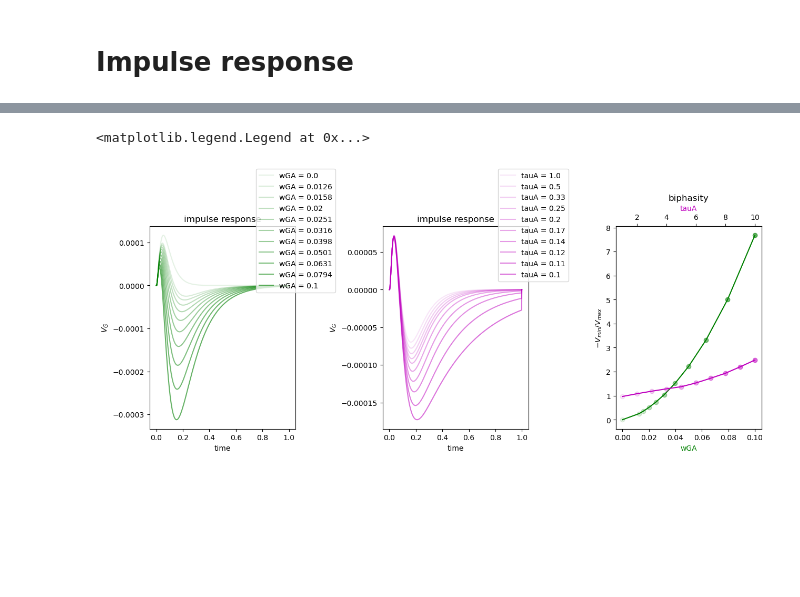
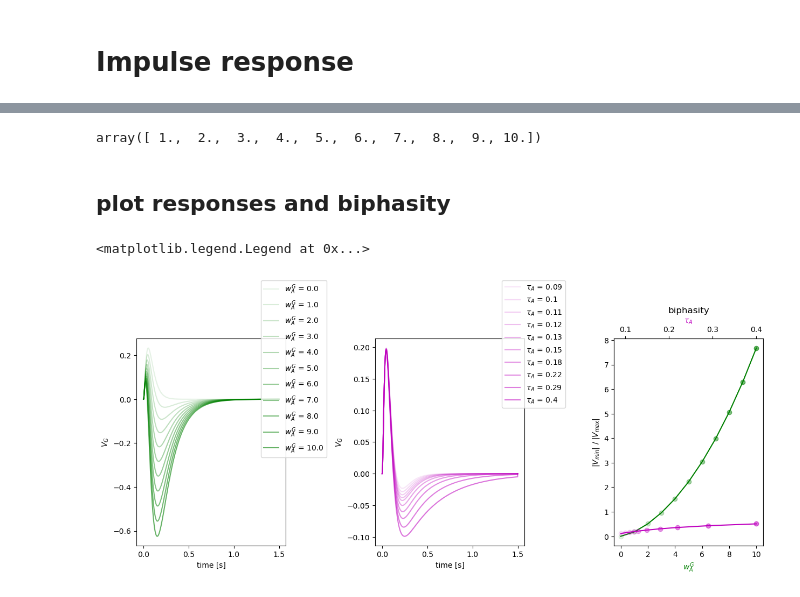
Before and after one commit to simoneeb/motion_anticipation_network, a Jupyter notebook: Figures_Paper_v2/Figure_codes/F1-impulse-ff-DONE.ipynb, the cells around one changed output, grey strips where cells are left out. Drawn from its saved outputs; the diff is of its cells as text; code cells hidden in the pictures; blank space fills up the shorter version.

```diff
--- a/Figures_Paper_v2/Figure_codes/F1-impulse-ff-DONE.ipynb
+++ b/Figures_Paper_v2/Figure_codes/F1-impulse-ff-DONE.ipynb
@@ -80,4 +80,10 @@ def main_frequency(signal, sampling_rate):
     main_freq = positive_frequencies[main_freq_index]
 
     return main_freq
+
+
+
+
+def calculate_biphasity(signal):
+    return np.abs(np.min(signal))/np.abs(np.max(signal))
 # %% [markdown]
@@ -104,5 +110,7 @@ figsize = (8,8)
 image_format = "png"
 dpi = 300
 panellabel_position = [-0.07, .85]
+
+time_impulse = np.arange(0,1500)*0.001
 # %% [markdown]
 # Impulse response
@@ -117,3 +119,6 @@ panellabel_position = [-0.07, .85]
 # %%
 param = 'wGA'
+wstring = r'$w^{G}_{A}$'
+
 vals_w =np.append(0.,np.round(np.logspace(.1,1,10)/100,4)) #[46.0]               # values to test
+vals_w =np.append(0.,np.round(np.linspace(1,10,10),4)) #[46.0]               # values to test
@@ -255,3 +148,6 @@ fig.legend(loc = 'upper right', bbox_to_anchor = (1.2,1.))
 # %%
-param = 'tauA'
+param = 'tau'
+tstring = r'$\tau_A$'
 vals_tau = np.linspace(1.,10,10)
+tauB = 0.08
+vals_tauA = np.round(1/(-vals_tau+1/tauB),2)
@@ -321,0 +154,4 @@ fig.legend(loc = 'upper right', bbox_to_anchor = (1.2,1.))
+# %%
+vals_tau
+# %% [output]
+array([ 1.,  2.,  3.,  4.,  5.,  6.,  7.,  8.,  9., 10.])
@@ -321,0 +179,2 @@ fig.legend(loc = 'upper right', bbox_to_anchor = (1.2,1.))
+# %% [markdown]
+## plot responses and biphasity
@@ -339,54 +204,54 @@ for i,val in enumerate(vals_w):
 
     x = val
 
-    ax0w.plot(time_impulse, signal_w[i], label = f'wGA = {val}', color = 'g', alpha = i*0.05+0.1)
+    ax0w.plot(time_impulse, signal_w[i], label = f'{wstring} = {val}', color = 'g', alpha = i*0.05+0.1)
 
 
-    ax1.scatter(val,amp_w[i], zorder = 10, color = 'g', alpha = i*0.05+0.1)
+    ax1.scatter(val,bif_w[i], zorder = 10, color = 'g', alpha = i*0.05+0.1)
     # ax2.scatter(val,freq_w[i], zorder = 10, color = 'g', alpha = i*0.05+0.1)
 
 
-for i,val in enumerate(vals_tau):
+for i,val in enumerate(vals_tauA):
     x = val
 
 
-    ax0t.plot(time_impulse, signal_tau[i], label = f'tauA = {np.round(1/val,2)}', color = 'm', alpha = i*0.05+0.1)
+    ax0t.plot(time_impulse, signal_tau[i], label = f'{tstring} = {np.round(val,2)}', color = 'm', alpha = i*0.05+0.1)
 
 
-    ax1t.scatter(val,amp_tau[i], zorder = 10, color = 'm', alpha = i*0.05+0.1)
+    ax1t.scatter(val,bif_tau[i], zorder = 10, color = 'm', alpha = i*0.05+0.1)
     # ax2t.scatter(val,freq_tau[i], zorder = 10, color = 'm', alpha = i*0.05+0.1)
 
 
-ax1t.plot(vals_tau,amp_tau, color = 'm')
+ax1t.plot(vals_tauA,bif_tau, color = 'm')
 # ax2t.plot(vals_tau,freq_tau)
 
-ax1.plot(vals_w,amp_w, color = 'g')
+ax1.plot(vals_w,bif_w, color = 'g')
 # ax2.plot(vals_w,freq_w)
 
 
-ax0w.set_xlabel('time')
+ax0w.set_xlabel('time [s]')
 ax0w.set_ylabel('$V_{G}$')
-ax0w.set_title('impulse response')
+# ax0w.set_title('impulse response')
 
-ax0t.set_xlabel('time')
+ax0t.set_xlabel('time [s]')
 ax0t.set_ylabel('$V_{G}$')
-ax0t.set_title('impulse response')
+# ax0t.set_title('impulse response')
 
 
-ax1.set_xlabel('wGA', color = 'g')
-ax1t.set_xlabel('tauA',color = 'm')
-ax1.set_ylabel('$-V_{min}/V_{max}$')
+ax1.set_xlabel(f'{wstring}', color = 'g')
+ax1t.set_xlabel(f'{tstring}',color = 'm')
+ax1.set_ylabel('$|V_{min}|$ / $|V_{max}|$')
 ax1.set_title('biphasity')
 
 
 # ax2.set_xlabel('wBA')
 # ax2t.set_xlabel('tau')
 # ax2.set_ylabel('$Hz$')
 # ax2.set_title('frequency')
 
 ax0t.legend(loc = 'upper right', bbox_to_anchor = (1.3,1.3))
 ax0w.legend(loc = 'upper right', bbox_to_anchor = (1.3,1.3))
 # %% [output]
 <matplotlib.legend.Legend at 0x...>
-[figure, old version]
+[figure, new version]
 # %%
```
Also changed, not shown: parts of 17 cells of this notebook, 19 other files.
